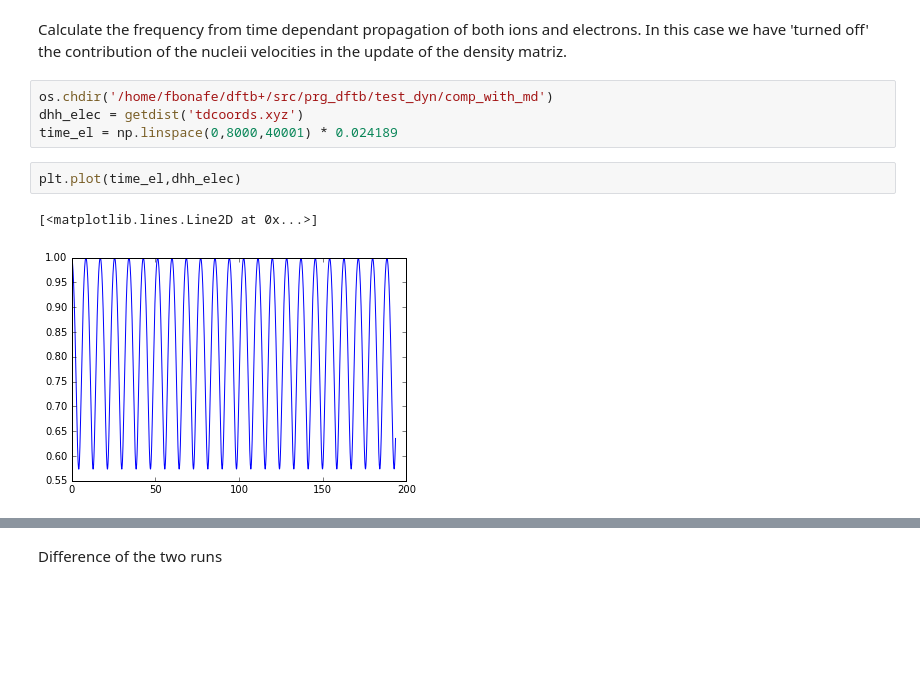
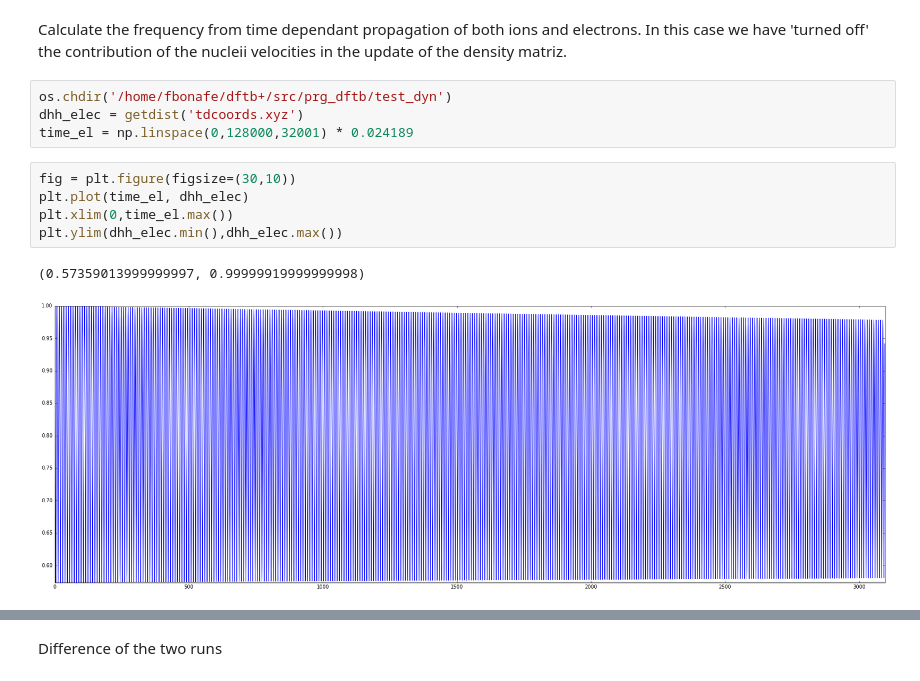
Before and after one commit to fbonafe/ipnbs, a Jupyter notebook: vib_freq_H2.ipynb, the cells around one changed output, grey strips where cells are left out. Drawn from its saved outputs; the diff is of its cells as text; blank space fills up the shorter version.

```diff
--- a/vib_freq_H2.ipynb
+++ b/vib_freq_H2.ipynb
@@ -30,11 +39,14 @@ plt.plot(time_bo,dhh_bomd)
 # %% [markdown]
 Calculate the frequency from time dependant propagation of both ions and electrons. In this case we have 'turned off' the contribution of the nucleii velocities in the update of the density matriz.
 # %%
-os.chdir('/home/fbonafe/dftb+/src/prg_dftb/test_dyn/comp_with_md')
+os.chdir('/home/fbonafe/dftb+/src/prg_dftb/test_dyn')
 dhh_elec = getdist('tdcoords.xyz')
-time_el = np.linspace(0,8000,40001) * 0.024189
+time_el = np.linspace(0,128000,32001) * 0.024189
-# %%
-plt.plot(time_el,dhh_elec)
-# %% [output]
-[<matplotlib.lines.Line2D at 0x...>]
-[figure, removed]
+# %%
+fig = plt.figure(figsize=(30,10))
+plt.plot(time_el, dhh_elec)
+plt.xlim(0,time_el.max())
+plt.ylim(dhh_elec.min(),dhh_elec.max())
+# %% [output]
+(0.57359013999999997, 0.99999919999999998)
+[figure, added]
```
Also changed, not shown: parts of 21 cells of this notebook.
